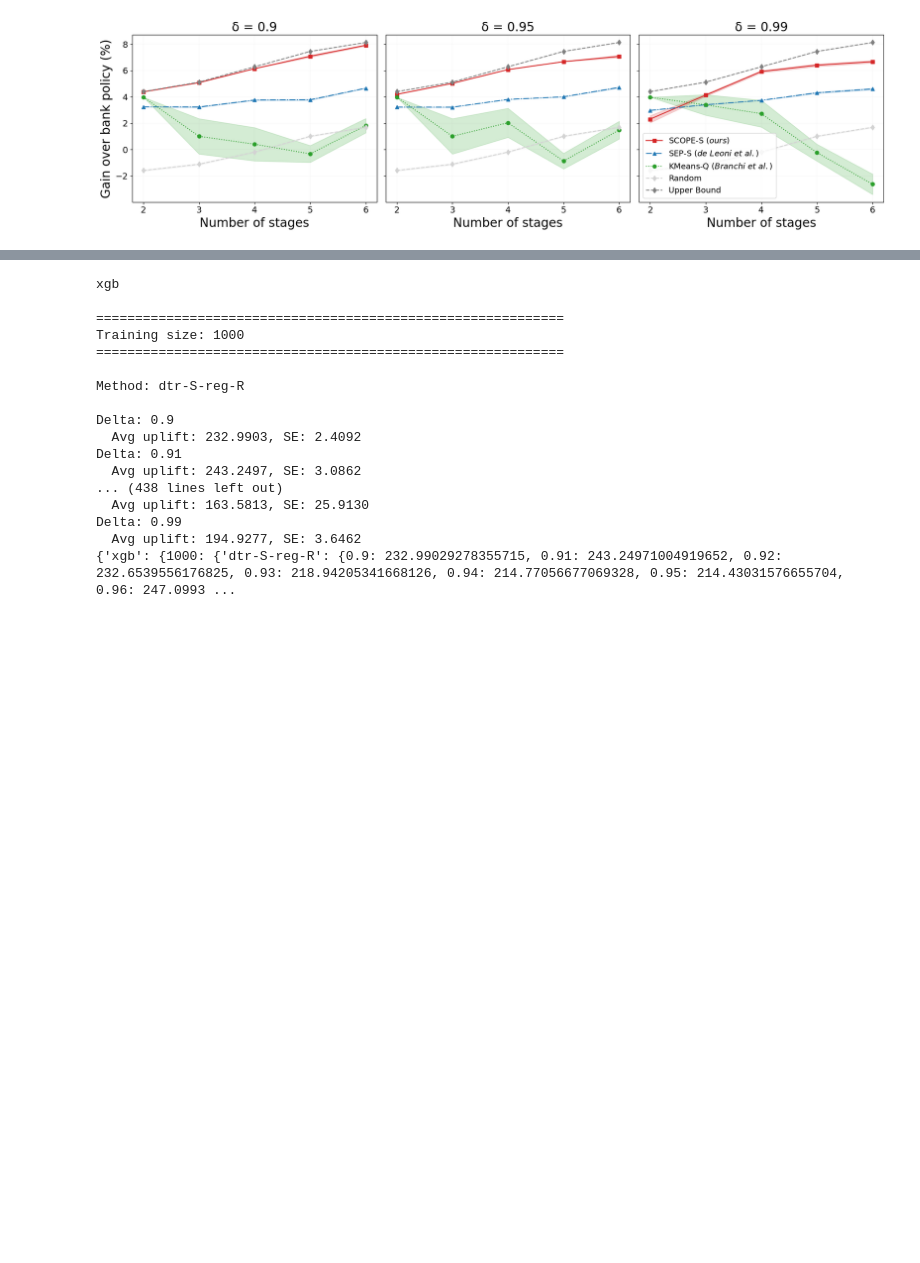
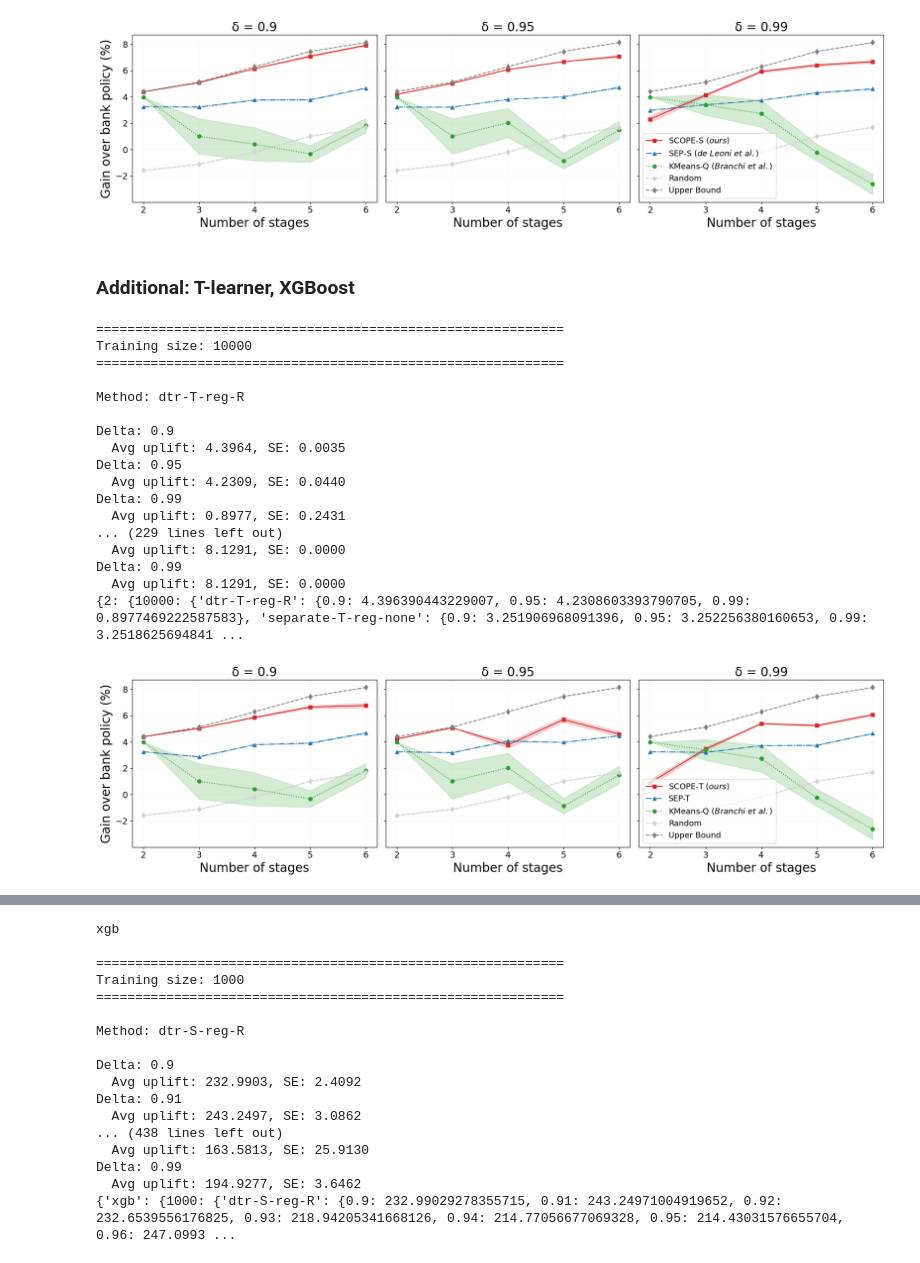
Before and after one commit to JakobDeMoorKULstudent/SCOPE, a Jupyter notebook: src/utils/results_tools/display_results.ipynb, the cells around one changed output, grey strips where cells are left out. Cells and saved outputs as stored; diff of their text form; code cells hidden in the pictures; blank space fills up the shorter version.

```diff
--- a/src/utils/results_tools/display_results.ipynb
+++ b/src/utils/results_tools/display_results.ipynb
@@ -81,3 +82,70 @@ Delta: 0.99
   Avg uplift: 8.1291, SE: 0.0000
 {2: {10000: {'dtr-S-reg-R': {0.9: 4.386164174233475, 0.95: 4.196529955129013, 0.99: 2.314354702281113}, 'separate-S-reg-none': {0.9: 3.242882691506769, 0.95: 3.226743313356274, 0.99: 2.977179594337967 ...
 [figure]
+# %% [markdown]
+### Additional: T-learner, XGBoost
+# %%
+dataset = 'bpic17'
+n_stages_list = [2, 3, 4, 5, 6]
+# delta_fixed = 0.95
+delta_fixed = 0.99
+training_sizes = [10000]
+num_iterations = 10
+# delta_levels = [0.9, 0.91, 0.92, 0.93, 0.94, 0.95, 0.96, 0.97, 0.98, 0.99]
+delta_levels = [0.9, 0.95, 0.99]
+model_specific = "xgb"
+
+separate_list = ["separate-S-reg-none", "separate-T-reg-none", "separate-RAS-reg-none", "separate-RAT-reg-none"]
+separate_list_simple = ["separate-S-reg-none", "separate-T-reg-none"]
+separate_list_S = ["separate-RAS-reg-none"]
+separate_list_T = ["separate-RAT-reg-none"]
+
+reg_list = ["dtr-S-reg-R", "dtr-T-reg-R", "dtr-RAS-reg-R", "dtr-RAT-reg-R"]
+reg_list_simple = ["dtr-S-reg-R", "dtr-T-reg-R"]
+reg_list_S = ["dtr-RAS-reg-R"]
+reg_list_T = ["dtr-RAT-reg-R"]
+
+class_list = ["dtr-RAS-class-R", "dtr-RAT-class-R"]
+class_list_S = ["dtr-RAS-class-R"]
+class_list_T = ["dtr-RAT-class-R"]
+
+kmeans_q_list = ["kmeans_q"]
+
+baseslines = ["random", "optimal"]
+
+methods_main =  ["dtr-T-reg-R"] + ["separate-T-reg-none"] + ["kmeans_q"] + baseslines
+model_category = "ml"
+cross_fit = False
+
+stage_results_dict = {}
+stage_avg_uplift_dict = {}
+stage_se_uplift_dict = {}
+
+for stage in n_stages_list:
+    results_dict, avg_uplift_dict, se_uplift_dict = load_results(training_sizes=training_sizes, delta_levels=delta_levels, methods=methods_main, model_category=model_category, cross_fit=cross_fit, num_iterations=num_iterations, n_stages=stage, dataset=dataset)
+    stage_results_dict[stage] = results_dict
+    stage_avg_uplift_dict[stage] = avg_uplift_dict
+    stage_se_uplift_dict[stage] = se_uplift_dict
+
+print(stage_avg_uplift_dict)
+
+plot_results_delta_levels_by_stage_grid(avg_uplift_dict=stage_avg_uplift_dict, se_uplift_dict=stage_se_uplift_dict, methods=methods_main, n_stages_list=n_stages_list, delta_levels=delta_levels, model_specific=model_specific)
+# %% [output]
+============================================================
+Training size: 10000
+============================================================
+
+Method: dtr-T-reg-R
+
+Delta: 0.9
+  Avg uplift: 4.3964, SE: 0.0035
+Delta: 0.95
+  Avg uplift: 4.2309, SE: 0.0440
+Delta: 0.99
+  Avg uplift: 0.8977, SE: 0.2431
+... (229 lines left out)
+  Avg uplift: 8.1291, SE: 0.0000
+Delta: 0.99
+  Avg uplift: 8.1291, SE: 0.0000
+{2: {10000: {'dtr-T-reg-R': {0.9: 4.396390443229007, 0.95: 4.2308603393790705, 0.99: 0.8977469222587583}, 'separate-T-reg-none': {0.9: 3.251906968091396, 0.95: 3.252256380160653, 0.99: 3.2518625694841 ...
+[figure, added]
```
Also changed, not shown: parts of 9 cells of this notebook, 6 other files.
